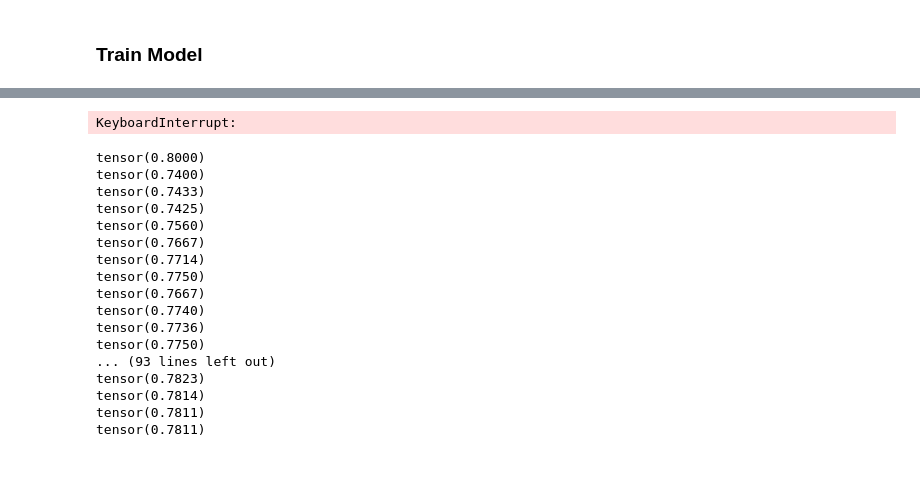
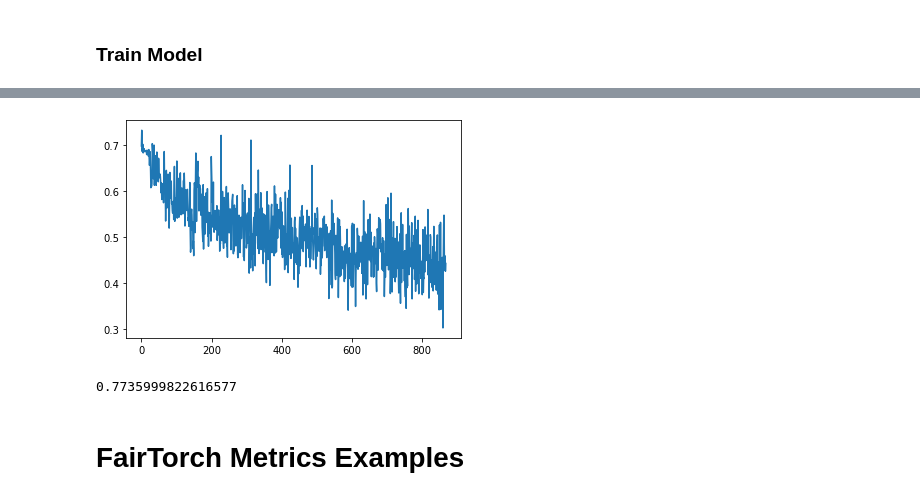
Before and after one commit to FairTorch/FairTorch, a Jupyter notebook: examples/fairface/Fairface_Demo.ipynb, the cells around one changed output, grey strips where cells are left out. Saved outputs shown, nothing was run; the diff lists cells and outputs as text; code cells hidden in the pictures; blank space fills up the shorter version.

```diff
--- a/examples/fairface/Fairface_Demo.ipynb
+++ b/examples/fairface/Fairface_Demo.ipynb
@@ -145,7 +146,7 @@ model = Net()
 criterion = nn.CrossEntropyLoss()
 optimizer = optim.Adamax(model.parameters(), lr=0.002, betas=(0.9, 0.999), eps=1e-08, weight_decay=0)
 
-epochs = 2
+epochs = 1
 
 batch_size = 100
 train_losses, test_losses = [], []
@@ -188,8 +189,6 @@ while data.get_n_epochs() < epochs:
 print(41 * "=" + "END TRAINING" + 41 * "=")
 
 plt.plot(train_losses, label='Training loss')
-#plt.plot(test_losses, label='Test/Validation loss')
-#plt.legend(frameon=False)
 plt.show()
 # %% [output]
 ========================================BEGIN TRAINING========================================
@@ -212,26 +211,12 @@ plt.show()
-KeyboardInterrupt:
+[figure, added]
 # %%
 total, correct = (0, 0)
 while test_data.get_n_epochs() < 1:
     X_test, y_test, g_test = test_data.get_data(100)
     total += 100
     correct += torch.sum((torch.argmax(model(X_test), axis=1) == y_test) * 1.)
-    print(correct / total)
+print((correct / total).item())
 # %% [output]
-tensor(0.8000)
-tensor(0.7400)
-tensor(0.7433)
-tensor(0.7425)
-tensor(0.7560)
-tensor(0.7667)
-tensor(0.7714)
-tensor(0.7750)
-tensor(0.7667)
-tensor(0.7740)
-tensor(0.7736)
-tensor(0.7750)
-... (93 lines left out)
-tensor(0.7823)
-tensor(0.7814)
-tensor(0.7811)
-tensor(0.7811)
+0.7735999822616577
+# %% [markdown]
+# FairTorch Metrics Examples
```
Also changed, not shown: parts of 6 cells of this notebook, 13 other files.
